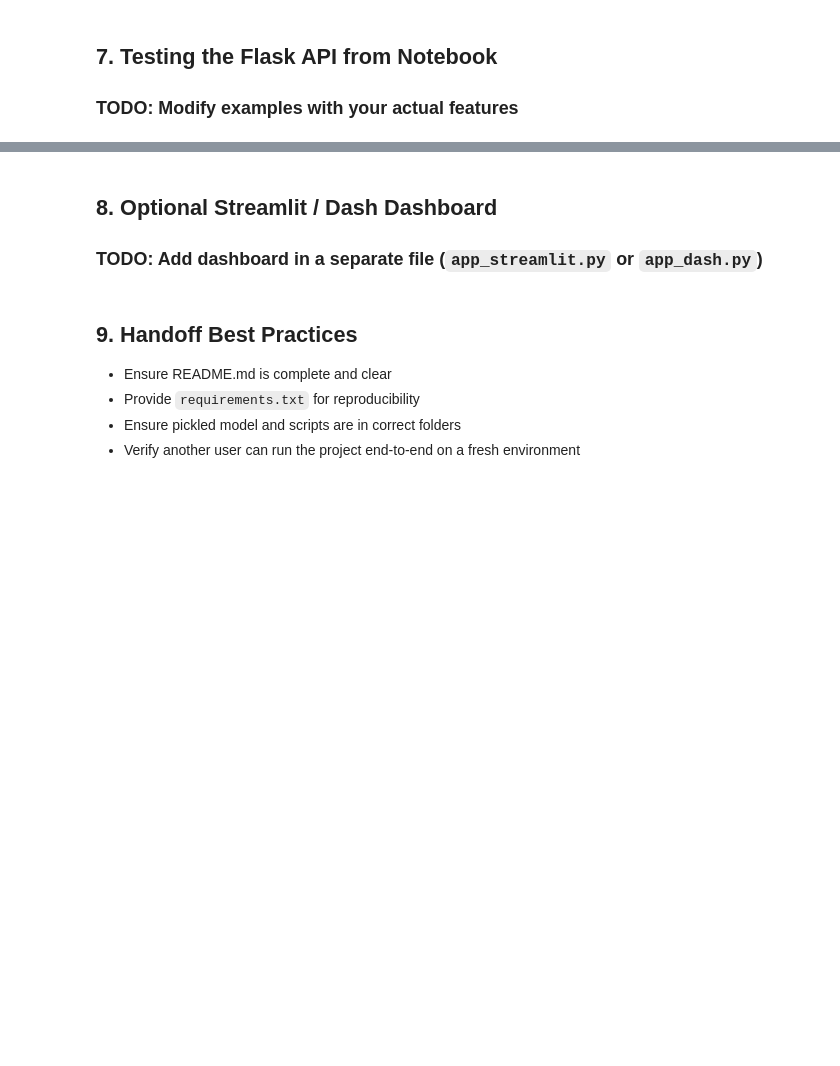
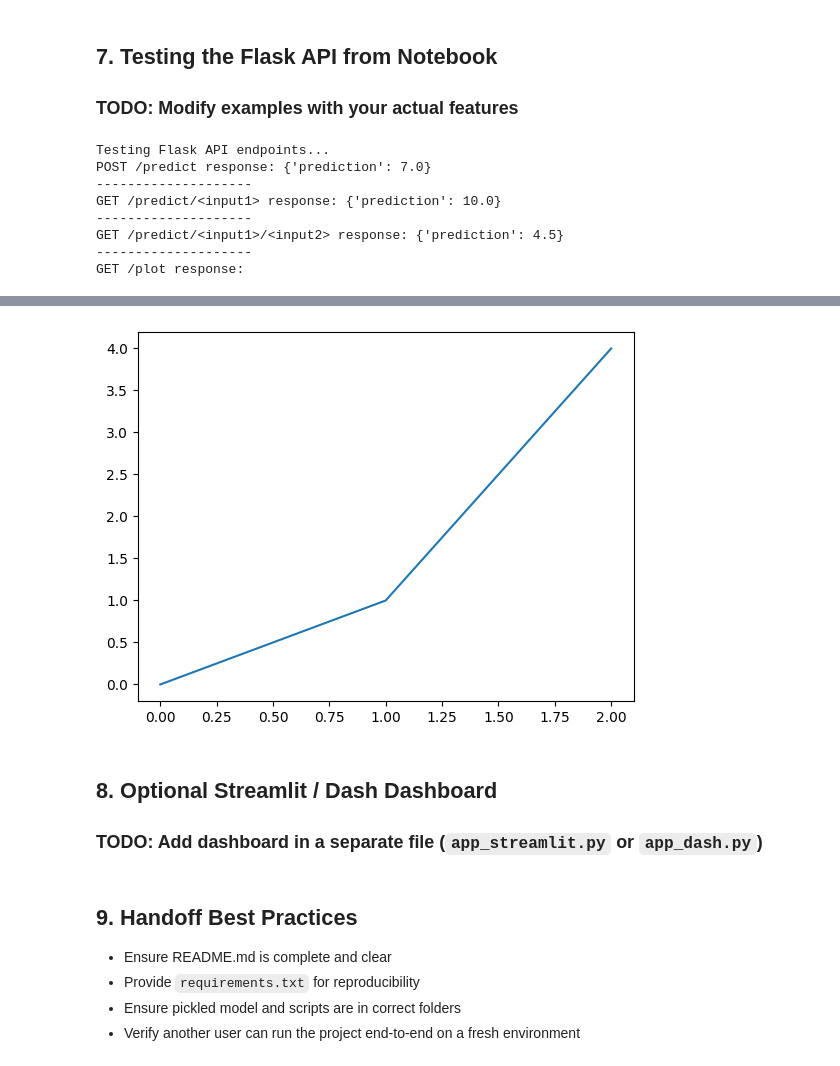
Before and after one commit to SM-dot/bootcamp_syonaa_mehra, a Jupyter notebook: homework/stage13_productization_homework-starter.ipynb, the cells around one changed output, grey strips where cells are left out. Cells and saved outputs as stored; diff of their text form; code cells hidden in the pictures; blank space fills up the shorter version.

```diff
--- a/homework/stage13_productization_homework-starter.ipynb
+++ b/homework/stage13_productization_homework-starter.ipynb
@@ -209,22 +219,59 @@ threading.Thread(target=run_flask).start()
 # %%
 import requests
 from IPython.display import display, HTML
+import time
+
+# Give the Flask app a moment to start up
+time.sleep(3)
+print("Testing Flask API endpoints...")
 
 # POST /predict
-response = requests.post(
-    'http://127.0.0.1:5000/predict',
-    json={'features':[0.1, 0.2, 0.3]}
-)
-print(response.json())
+post_payload = {'features': [1.0, 2.5, 3.5]}
+try:
+    response = requests.post('http://127.0.0.1:5000/predict', json=post_payload)
+    response.raise_for_status() # Raise an HTTPError for bad responses (4xx or 5xx)
+    print("POST /predict response:", response.json())
+except requests.exceptions.RequestException as e:
+    print(f"Error calling POST /predict: {e}")
+
+print("-" * 20)
 
 # GET /predict/<input1>
-response2 = requests.get('http://127.0.0.1:5000/predict/2.0')
-print(response2.json())
+input1_val = 5.0
+try:
+    response2 = requests.get(f'http://127.0.0.1:5000/predict/{input1_val}')
+    response2.raise_for_status()
+    print("GET /predict/<input1> response:", response2.json())
+except requests.exceptions.RequestException as e:
+    print(f"Error calling GET /predict/<input1>: {e}")
+
+print("-" * 20)
 
 # GET /predict/<input1>/<input2>
-response3 = requests.get('http://127.0.0.1:5000/predict/1.0/3.0')
-print(response3.json())
+input1_val, input2_val = 1.5, 3.0
+try:
+    response3 = requests.get(f'http://127.0.0.1:5000/predict/{input1_val}/{input2_val}')
+    response3.raise_for_status()
+    print("GET /predict/<input1>/<input2> response:", response3.json())
+except requests.exceptions.RequestException as e:
+    print(f"Error calling GET /predict/<input1>/<input2>: {e}")
+
+print("-" * 20)
 
 # GET /plot
-response_plot = requests.get('http://127.0.0.1:5000/plot')
-display(HTML(response_plot.text))
+try:
+    response_plot = requests.get('http://127.0.0.1:5000/plot')
+    response_plot.raise_for_status()
+    print("GET /plot response:")
+    display(HTML(response_plot.text))
+except requests.exceptions.RequestException as e:
+    print(f"Error calling GET /plot: {e}")
+# %% [output]
+Testing Flask API endpoints...
+POST /predict response: {'prediction': 7.0}
+--------------------
+GET /predict/<input1> response: {'prediction': 10.0}
+--------------------
+GET /predict/<input1>/<input2> response: {'prediction': 4.5}
+--------------------
+GET /plot response:
@@ -231,3 +279,4 @@ display(HTML(response_plot.text))
+[figure, added]
 # %% [markdown]
 ## 8. Optional Streamlit / Dash Dashboard
 
```
Also changed, not shown: parts of 2 cells of this notebook, 1 other file.
